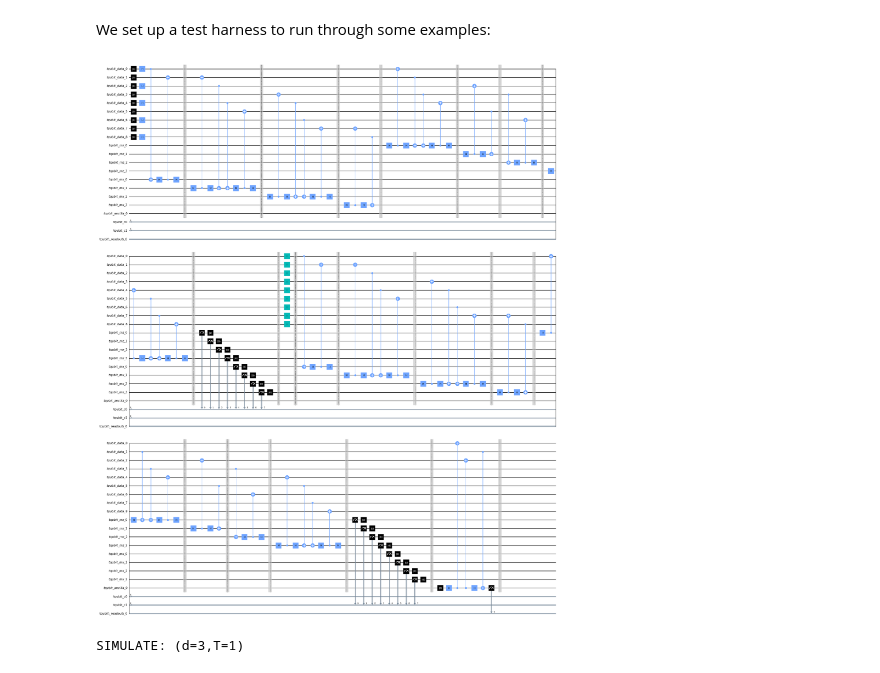
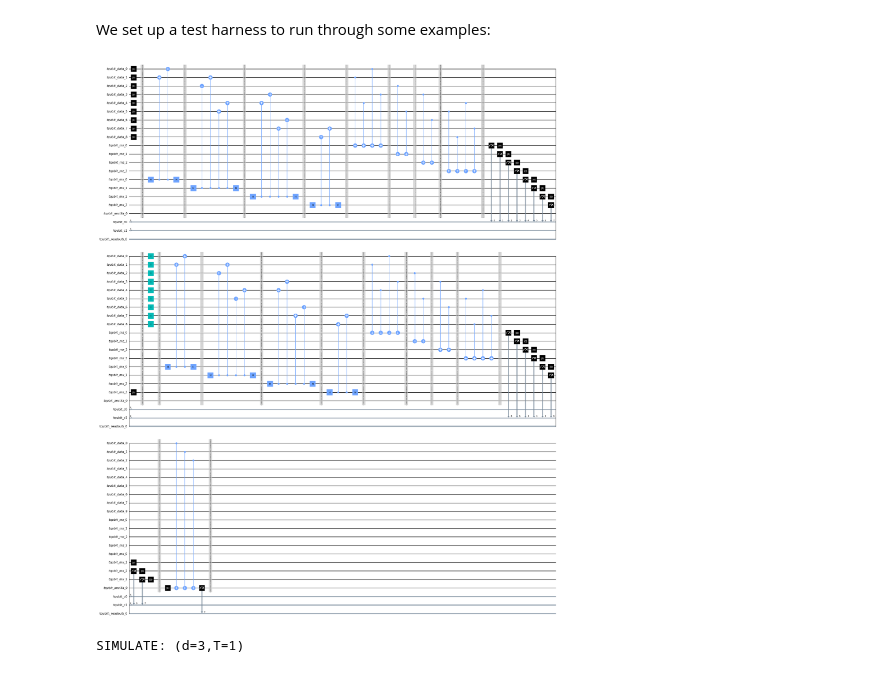
Before and after one commit to yaleqc/qtcodes, a Jupyter notebook: tutorials/xxzz/3-benchmarking.ipynb, the cells around one changed output. Saved outputs shown, nothing was run; the diff lists cells and outputs as text; code cells hidden in the pictures.

```diff
--- a/tutorials/xxzz/3-benchmarking.ipynb
+++ b/tutorials/xxzz/3-benchmarking.ipynb
@@ -38,15 +38,15 @@ import multiprocessing as mp
 # %%
 d = 3
 T = 1
 
-qubit = XZZXQubit({'d':d})
+qubit = XXZZQubit({'d':d})
 qubit.logical_plus_z_reset()
 qubit.stabilize()
 qubit.identity_data()
 qubit.stabilize()
 qubit.readout_z()
 qubit.draw(output='mpl', fold=50)
 # %% [output]
-[figure, old version]
+[figure, new version]
 # %%
 tool = TopologicalBenchmark(
```
Also changed, not shown: parts of 3 cells of this notebook, 16 other files.
